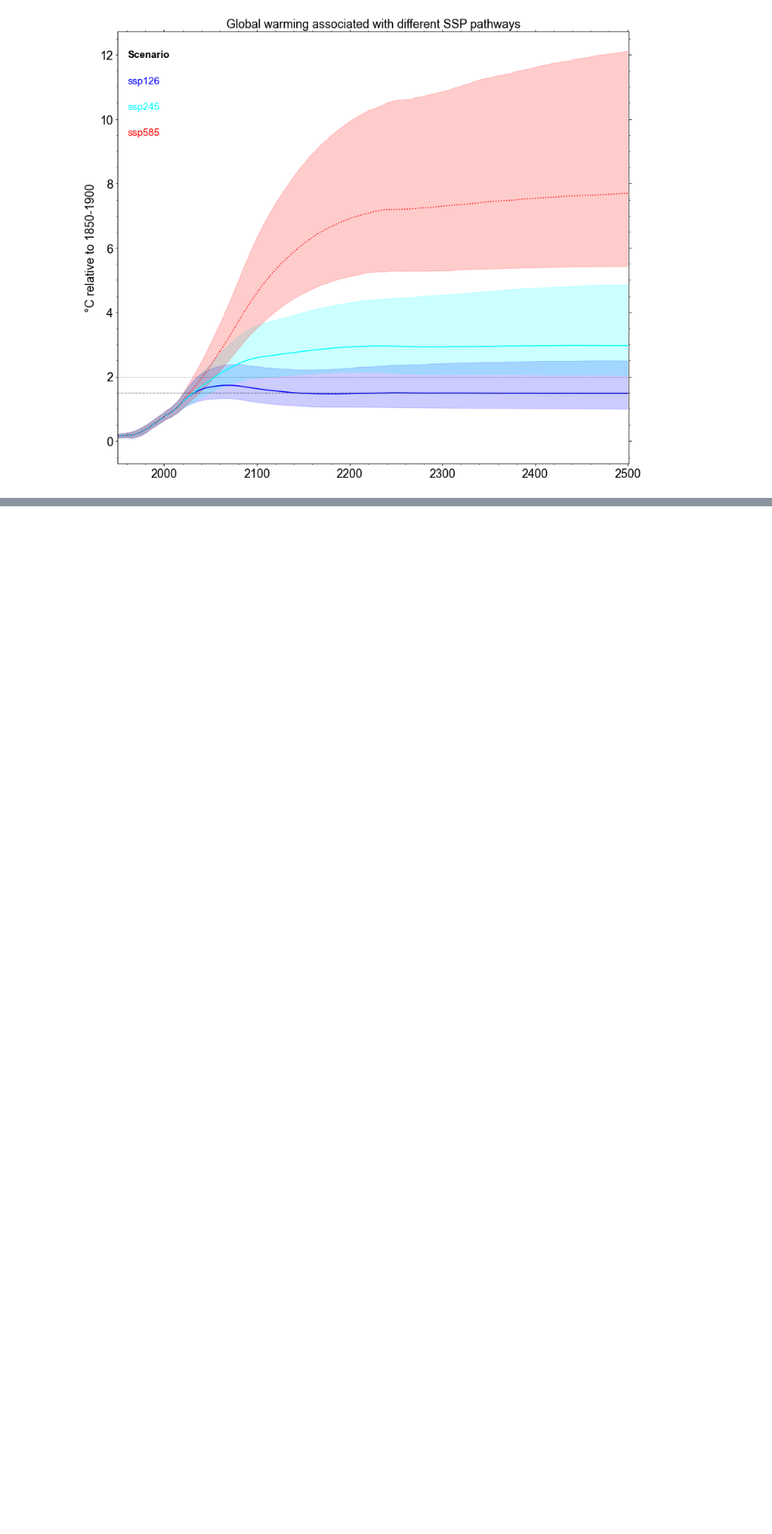
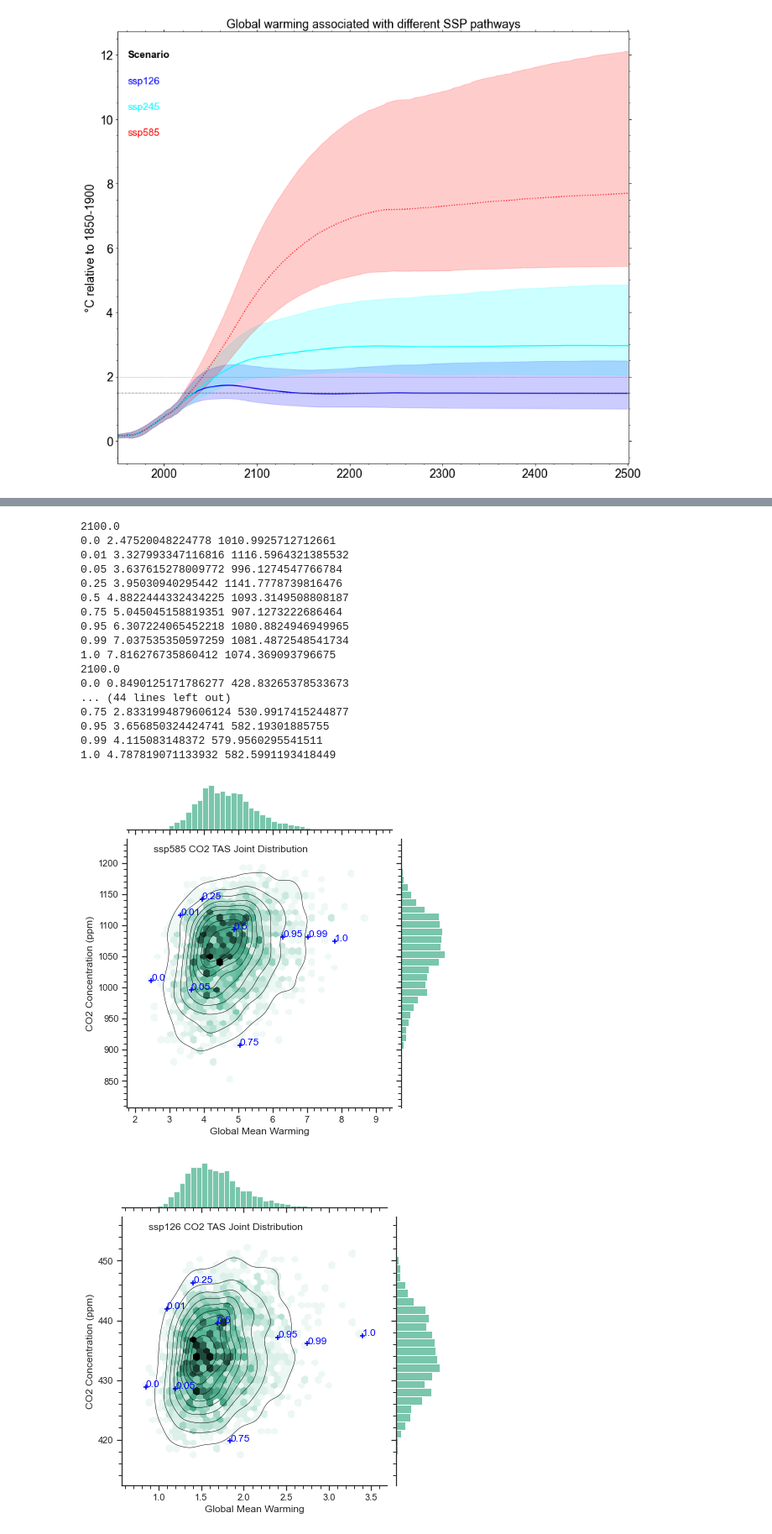
Before and after one commit to camillamathison/FaIR-Spice, a Jupyter notebook: notebooks/run-fair-ar6-ssps-forPRIME.ipynb, the cells around one changed output, grey strips where cells are left out. Shown at 84% size. Cells and saved outputs as stored; diff of their text form; code cells hidden in the pictures; blank space fills up the shorter version.

Commit message:
include new code from Andy to plot CO2 vs Temp

```diff
--- a/notebooks/run-fair-ar6-ssps-forPRIME.ipynb
+++ b/notebooks/run-fair-ar6-ssps-forPRIME.ipynb
@@ -712,0 +715,17 @@ pl.savefig('../plots/ssp_126_245_585_temps.png', dpi=500, transparent=False)
+# %%
+scenarios=['ssp585','ssp126','ssp119','ssp534_over','ssp370','ssp245']
+ens_mems=[431,1923,1114,630,1033,25,228,1185,1251]
+ens_label=[0.0,0.01,0.05,0.25,0.5,0.75,0.95,0.99,1.]
+dir='/home/h02/hadcam/github/FaIR_1.6_AR6/FaIR-Spice/csv_FaIRoutput_ssp/'
+scenario='ssp585'
+
+file=dir+'ssprcmip_'+scenario+'_temp_csv'
+# print(file)
+# print('/home/h02/hadcam/github/FaIR_1.6_AR6/FaIR-Spice/csv_FaIRoutputfiles_orig/FaIR_output_for_temp_CO_Bridge.csv')
+tas = np.genfromtxt(file, delimiter=',')
+
+file=dir+'ssprcmip_'+scenario+'_co2_conc_csv'
+co2 = np.genfromtxt(file, delimiter=',')
+
+print(tas.shape)
+print(co2.shape)
@@ -712,0 +735,57 @@ pl.savefig('../plots/ssp_126_245_585_temps.png', dpi=500, transparent=False)
+# %%
+sns.set_theme(style="ticks")
+
+dir='/home/h02/hadcam/github/FaIR_1.6_AR6/FaIR-Spice/csv_FaIRoutput_ssp/'
+scenarios=['ssp585','ssp126','ssp119','ssp534_over','ssp370','ssp245']
+
+for scenario in scenarios:
+
+    file=dir+'ssprcmip_'+scenario+'_temp_csv'
+    tas = np.genfromtxt(file, delimiter=',')
+
+    file=dir+'ssprcmip_'+scenario+'_co2_conc_csv'
+    co2 = np.genfromtxt(file, delimiter=',')
+
+    print(tas[0,351])
+
+    x=tas[1:,351,]
+    y=co2[1:,351,]
+
+    p = sns.jointplot(x=x, y=y, kind="hex", color="#4CB391")
+    p.plot_joint(sns.kdeplot, color='black',linewidths=0.5)
+    plt.xlabel('Global Mean Warming')
+    plt.ylabel('CO2 Concentration (ppm)')
+
+    axes = plt.gca()
+    y_min, y_max = axes.get_ylim()
+    x_min, x_max = axes.get_xlim()
+
+    # plt.text(2.,1200.,'SSP585 CO2 TAS Joint Distribution')
+    plt.text(0.1*(x_max-x_min)+x_min,0.95*(y_max-y_min)+y_min,scenario+' CO2 TAS Joint Distribution')
+
+    for count, ens in enumerate(ens_mems):
+        plt.scatter(tas[ens+0,351],co2[ens+0,351],marker='+',color='blue')
+        plt.text(tas[ens+0,351],co2[ens+0,351],str(ens_label[count]),color='blue')
+        print(ens_label[count],tas[ens+0,351],co2[ens+0,351])
+
+    plt.savefig('plots/'+scenario.replace(' ','_')+'.png')
+# %% [output]
+2100.0
+0.0 2.47520048224778 1010.9925712712661
+0.01 3.327993347116816 1116.5964321385532
+0.05 3.637615278009772 996.1274547766784
+0.25 3.95030940295442 1141.7778739816476
+0.5 4.8822444332434225 1093.3149508808187
+0.75 5.045045158819351 907.1273222686464
+0.95 6.307224065452218 1080.8824946949965
+0.99 7.037535350597259 1081.4872548541734
+1.0 7.816276735860412 1074.369093796675
+2100.0
+0.0 0.8490125171786277 428.83265378533673
+... (44 lines left out)
+0.75 2.8331994879606124 530.9917415244877
+0.95 3.656850324424741 582.19301885755
+0.99 4.115083148372 579.9560295541511
+1.0 4.787819071133932 582.5991193418449
+[figure, added]
+[figure, added]
```
Also changed, not shown: parts of 3 cells of this notebook.
